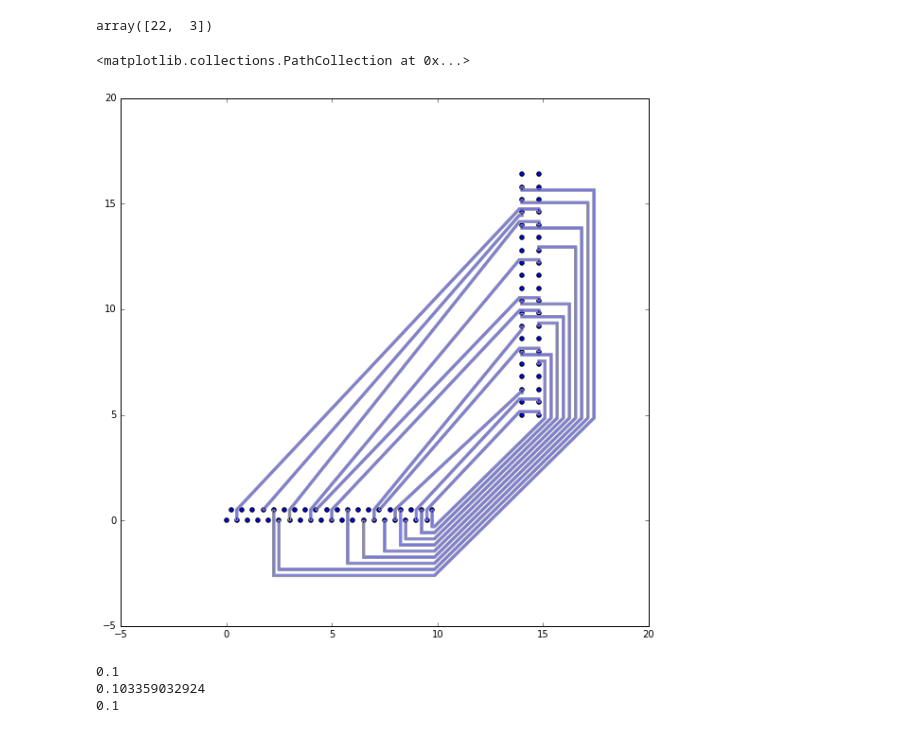
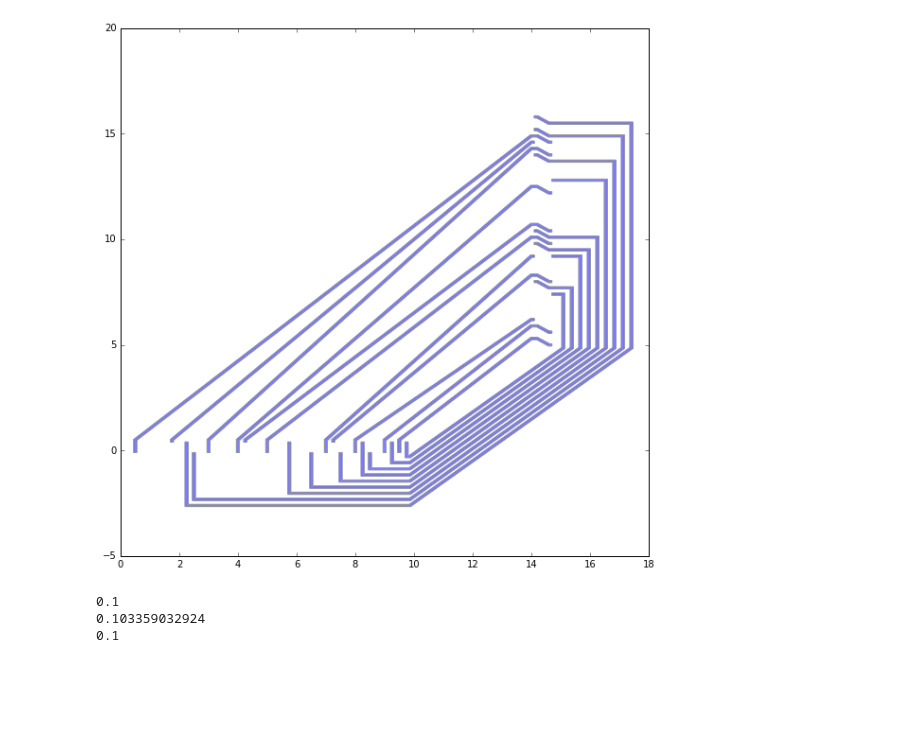
Before and after one commit to elejke/shortest_path, a Jupyter notebook: code/embedding.ipynb, the cells around one changed output. Cells and saved outputs as stored; diff of their text form; code cells hidden in the pictures; blank space fills up the shorter version.

```diff
--- a/code/embedding.ipynb
+++ b/code/embedding.ipynb
@@ -84,21 +37,16 @@ True
 # %%
-internal, external, jump_lines = get_lines(connections, subsequences[0], subsequences[1], chip_1, chip_2, 1)
+internal, external, jump_lines = get_lines(connections, subsequences[0], subsequences[1], chip_1, chip_2, 2)
 # %%
-internal, external = optimize_embedding(internal, external, jump_lines)
+internal, external = optimize_embedding(internal, external, jump_lines, chip_1, chip_2)
-# %%
-connections.values[3]
-# %% [output]
-array([22,  3])
 # %%
 plot_all_lines(internal, 0.05)
 plot_all_lines(external, 0.05)
 #plot_all_lines(jump_lines, 0.05)
-plt.scatter(chip_1.values.T[0], chip_1.values.T[1])
-plt.scatter(chip_2.values.T[0], chip_2.values.T[1])
+#plt.scatter(chip_1.values.T[0], chip_1.values.T[1])
+#plt.scatter(chip_2.values.T[0], chip_2.values.T[1])
 #plt.scatter(np.array(jump_coordinates[28:30]).T[0], np.array(jump_coordinates[28:30]).T[1], color = 'r')
 # %% [output]
-<matplotlib.collections.PathCollection at 0x...>
-[figure, old version]
+[figure, new version]
 # %%
 all_lines = []
 
```
Also changed, not shown: parts of 4 cells of this notebook, 2 other files.
